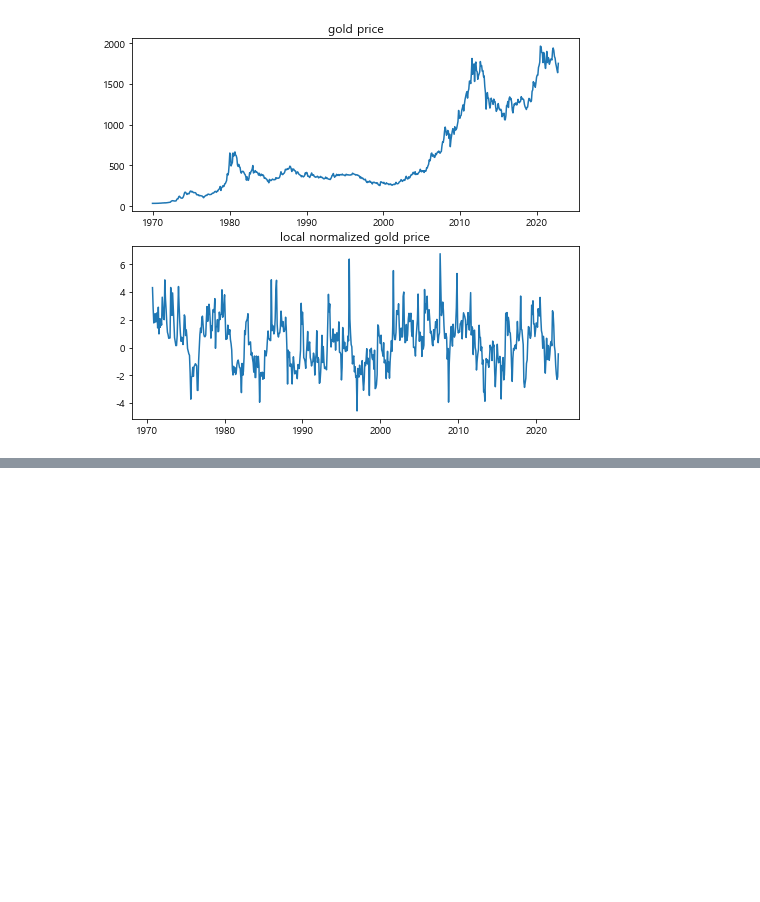
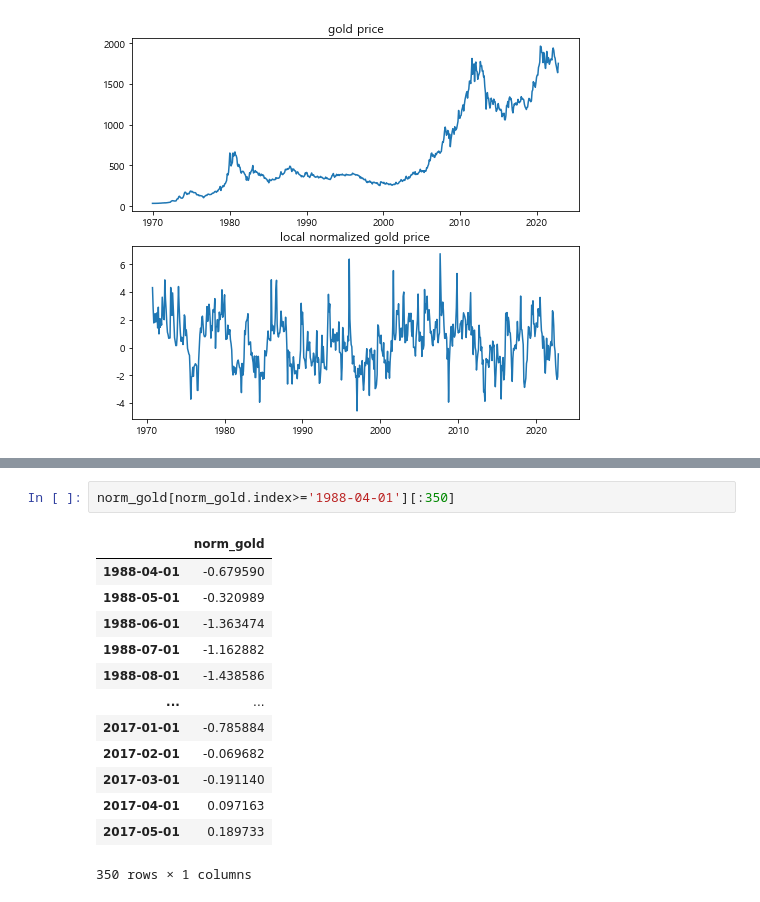
Before and after one commit to GwakJunwoo/gold_prediction, a Jupyter notebook: gold_prediction.ipynb, the cells around one changed output, grey strips where cells are left out. Drawn from its saved outputs; the diff is of its cells as text; blank space fills up the shorter version.

```diff
--- a/gold_prediction.ipynb
+++ b/gold_prediction.ipynb
@@ -253,5 +253,21 @@ Total params: 36,799
 Trainable params: 36,535
 Non-trainable params: 264
 __________________________________________________________________________________________________
+# %%
+norm_gold[norm_gold.index>='1988-04-01'][:350]
+# %% [output]
+|  | norm_gold |
+| 1988-04-01 | -0.679590 |
+| 1988-05-01 | -0.320989 |
+| 1988-06-01 | -1.363474 |
+| 1988-07-01 | -1.162882 |
+| 1988-08-01 | -1.438586 |
+| ... | ... |
+| 2017-01-01 | -0.785884 |
+| 2017-02-01 | -0.069682 |
+| 2017-03-01 | -0.191140 |
+| 2017-04-01 | 0.097163 |
+| 2017-05-01 | 0.189733 |
+350 rows × 1 columns
 # %%
 train_set, test_set = dataset.iloc[:350], dataset.iloc[350:]
```
Also changed, not shown: parts of 8 cells of this notebook, 2 other files.
